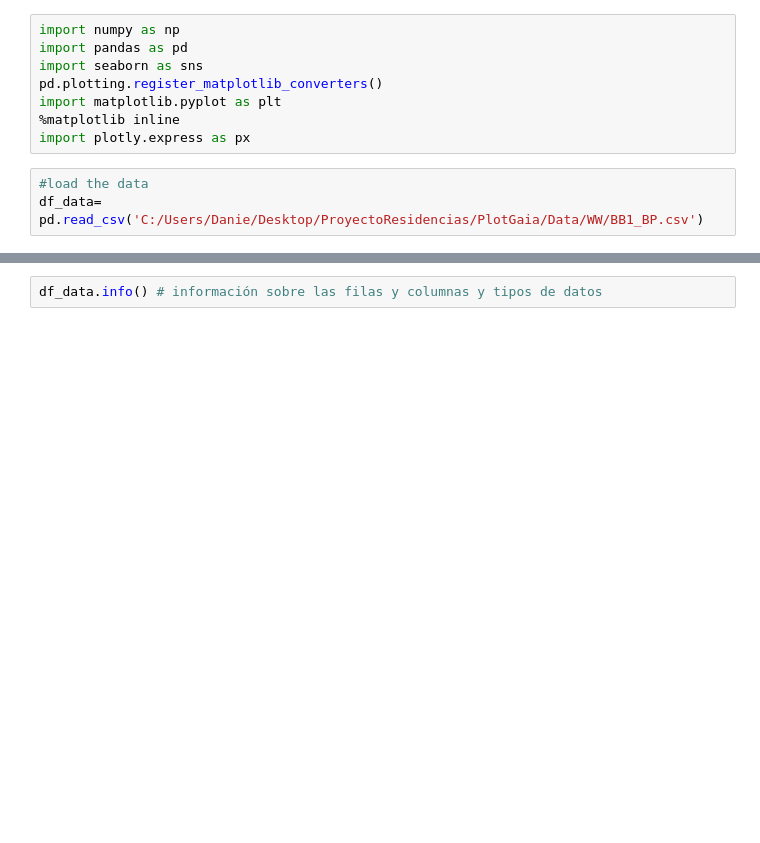
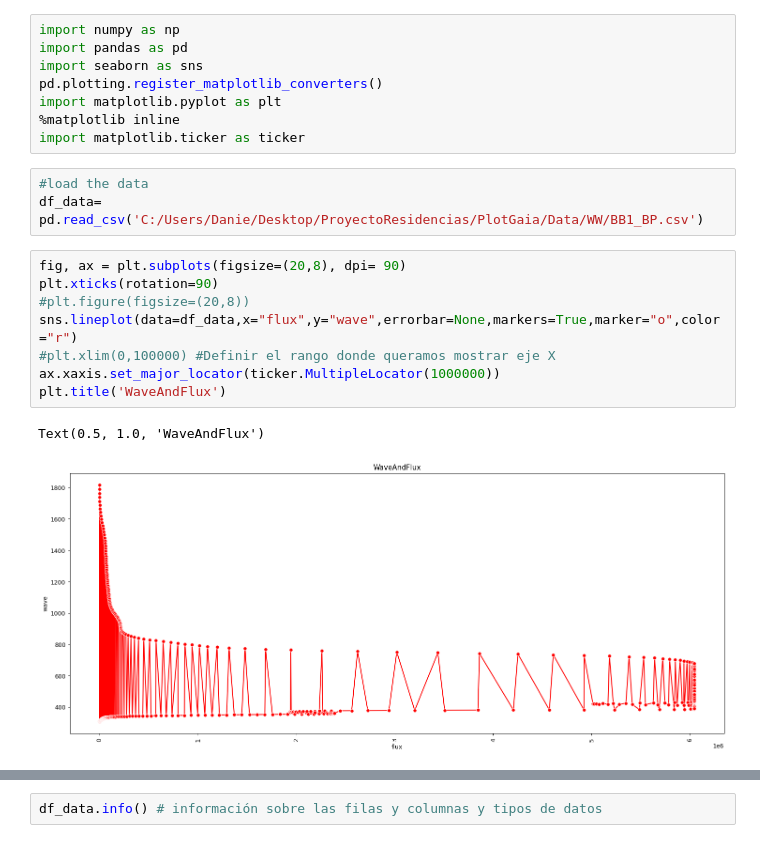
Before and after one commit to dandh10/PruebasSim, a Jupyter notebook: Prueba.ipynb, the cells around one changed output, grey strips where cells are left out. Cells and saved outputs as stored; diff of their text form; blank space fills up the shorter version.

```diff
--- a/Prueba.ipynb
+++ b/Prueba.ipynb
@@ -27,10 +5,21 @@ import seaborn as sns
 pd.plotting.register_matplotlib_converters()
 import matplotlib.pyplot as plt
 %matplotlib inline
-import plotly.express as px
+import matplotlib.ticker as ticker
 # %%
 #load the data
 df_data= pd.read_csv('C:/Users/Danie/Desktop/ProyectoResidencias/PlotGaia/Data/WW/BB1_BP.csv')
+# %%
+fig, ax = plt.subplots(figsize=(20,8), dpi= 90)
+plt.xticks(rotation=90)
+#plt.figure(figsize=(20,8))
+sns.lineplot(data=df_data,x="flux",y="wave",errorbar=None,markers=True,marker="o",color="r")
+#plt.xlim(0,100000) #Definir el rango donde queramos mostrar eje X
+ax.xaxis.set_major_locator(ticker.MultipleLocator(1000000))
+plt.title('WaveAndFlux')
+# %% [output]
+Text(0.5, 1.0, 'WaveAndFlux')
+[figure, added]
 # %%
 df_data.head() # first 5 entries
 # %% [output]
```
Also changed, not shown: parts of 17 cells of this notebook.
